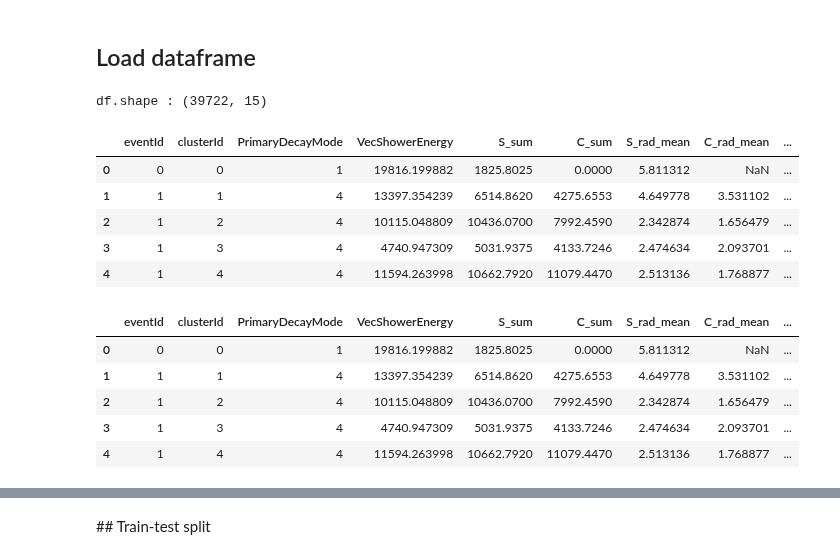
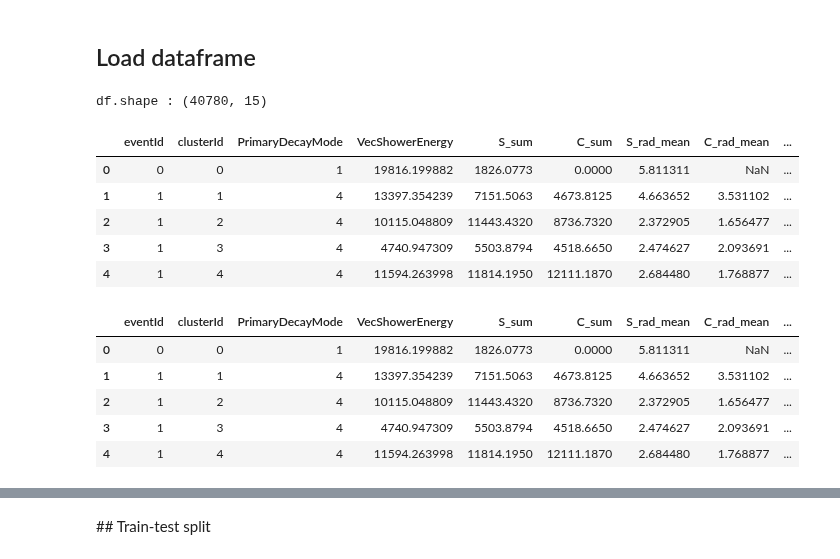
Before and after one commit to mollyhjorthjensen/DREAM, a Jupyter notebook: Analysis/machinelearning.ipynb, the cells around one changed output, grey strips where cells are left out. Cells and saved outputs as stored; diff of their text form; code cells hidden in the pictures.

```diff
--- a/Analysis/machinelearning.ipynb
+++ b/Analysis/machinelearning.ipynb
@@ -12,30 +12,30 @@ import lightgbm as lgb
 # %% [markdown]
 ## Load dataframe
 # %%
-# DATA_DIR = '/groups/hep/mojen/repositories/DREAM/Run/final_run/tauolaevts/10000'
-DATA_DIR = '/home/jupyter/DREAM'
+DATA_DIR = '/groups/hep/mojen/repositories/DREAM/Run/final_run/tauolaevts/25000/wothreshold'
+# DATA_DIR = '/home/jupyter/DREAM'
 df = pd.read_csv(os.path.join(DATA_DIR, 'data.csv'))
 print(f"df.shape : {df.shape}")
 df.head()
 # %% [output]
-df.shape : (39722, 15)
+df.shape : (40780, 15)
 |  | eventId | clusterId | PrimaryDecayMode | VecShowerEnergy | S_sum | C_sum | S_rad_mean | C_rad_mean | ... |
-| 0 | 0 | 0 | 1 | 19816.199882 | 1825.8025 | 0.0000 | 5.811312 | NaN | ... |
-| 1 | 1 | 1 | 4 | 13397.354239 | 6514.8620 | 4275.6553 | 4.649778 | 3.531102 | ... |
-| 2 | 1 | 2 | 4 | 10115.048809 | 10436.0700 | 7992.4590 | 2.342874 | 1.656479 | ... |
-| 3 | 1 | 3 | 4 | 4740.947309 | 5031.9375 | 4133.7246 | 2.474634 | 2.093701 | ... |
-| 4 | 1 | 4 | 4 | 11594.263998 | 10662.7920 | 11079.4470 | 2.513136 | 1.768877 | ... |
+| 0 | 0 | 0 | 1 | 19816.199882 | 1826.0773 | 0.0000 | 5.811311 | NaN | ... |
+| 1 | 1 | 1 | 4 | 13397.354239 | 7151.5063 | 4673.8125 | 4.663652 | 3.531102 | ... |
+| 2 | 1 | 2 | 4 | 10115.048809 | 11443.4320 | 8736.7320 | 2.372905 | 1.656477 | ... |
+| 3 | 1 | 3 | 4 | 4740.947309 | 5503.8794 | 4518.6650 | 2.474627 | 2.093691 | ... |
+| 4 | 1 | 4 | 4 | 11594.263998 | 11814.1950 | 12111.1870 | 2.684480 | 1.768877 | ... |
 # %%
 df['label_binary'] = df.label.map({0: 0, 1: 1, 2: 0, 3: 1})
 # %%
 df.head()
 # %% [output]
 |  | eventId | clusterId | PrimaryDecayMode | VecShowerEnergy | S_sum | C_sum | S_rad_mean | C_rad_mean | ... |
-| 0 | 0 | 0 | 1 | 19816.199882 | 1825.8025 | 0.0000 | 5.811312 | NaN | ... |
-| 1 | 1 | 1 | 4 | 13397.354239 | 6514.8620 | 4275.6553 | 4.649778 | 3.531102 | ... |
-| 2 | 1 | 2 | 4 | 10115.048809 | 10436.0700 | 7992.4590 | 2.342874 | 1.656479 | ... |
-| 3 | 1 | 3 | 4 | 4740.947309 | 5031.9375 | 4133.7246 | 2.474634 | 2.093701 | ... |
-| 4 | 1 | 4 | 4 | 11594.263998 | 10662.7920 | 11079.4470 | 2.513136 | 1.768877 | ... |
+| 0 | 0 | 0 | 1 | 19816.199882 | 1826.0773 | 0.0000 | 5.811311 | NaN | ... |
+| 1 | 1 | 1 | 4 | 13397.354239 | 7151.5063 | 4673.8125 | 4.663652 | 3.531102 | ... |
+| 2 | 1 | 2 | 4 | 10115.048809 | 11443.4320 | 8736.7320 | 2.372905 | 1.656477 | ... |
+| 3 | 1 | 3 | 4 | 4740.947309 | 5503.8794 | 4518.6650 | 2.474627 | 2.093691 | ... |
+| 4 | 1 | 4 | 4 | 11594.263998 | 11814.1950 | 12111.1870 | 2.684480 | 1.768877 | ... |
 # %% [markdown]
 <!-- Add column with reconstructed energy -->
 # %%
```
Also changed, not shown: parts of 3 cells of this notebook, 1 other file.
